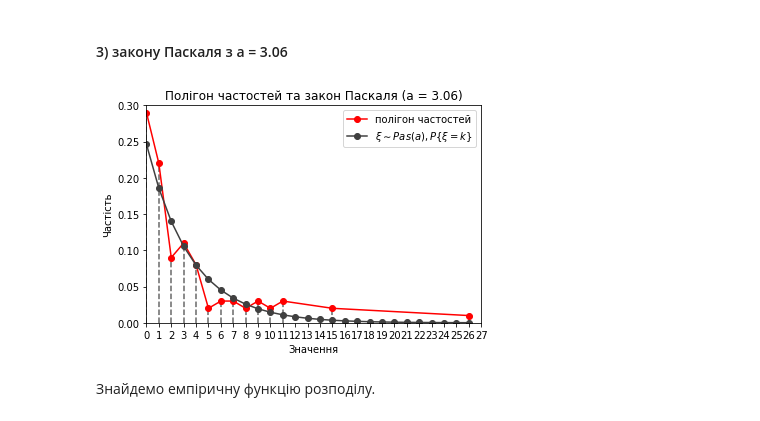
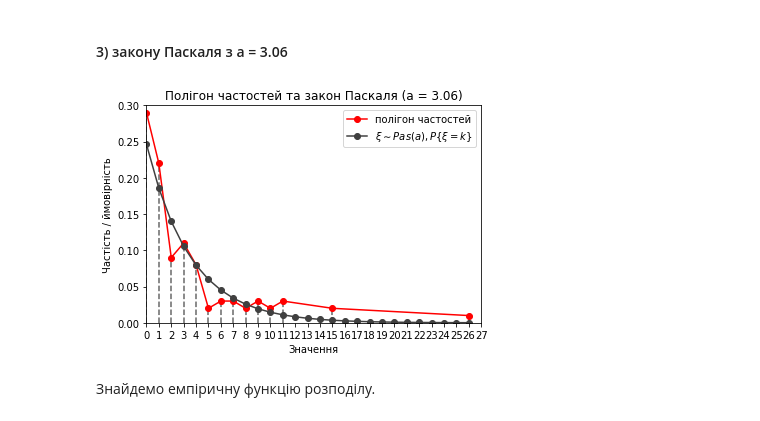
Before and after one commit to nikiandr/mathstatcourse, a Jupyter notebook: code.ipynb, the cells around one changed output. Cells and saved outputs as stored; diff of their text form; code cells hidden in the pictures.

```diff
--- a/teorver.ipynb
+++ b/code.ipynb
@@ -102,18 +102,18 @@ plt.show()
 # %%
 plt.plot(list(amm.keys()), list(amm.values()), '-o', color = 'r', label = 'полігон частостей')
 plt.title('Полігон частостей та закон Паскаля (a = 3.06)')
-plt.ylabel('Частість')
+plt.ylabel('Частість / ймовірність')
 plt.xlabel('Значення')
 plt.axis([0, 26, 0.00, 0.30])
 plt.xticks([i for i in range(0, 28)])
 for i in amm.keys():
     plt.vlines(x = i, ymin = 0.00, ymax = amm[i], linestyles = 'dashed', color = '0.4')
 plt.plot([i for i in range(27)], [pascal_prob(i, 3.06) for i in range(27)], '-o', color = '0.25', label = r'$\xi \sim Pas(a), P\left\{\xi = k\right\}$')
 plt.legend()
 plt.savefig('pictures/hypotesis1.png', dpi = 300)
 plt.show()
 # %% [output]
-[figure, old version]
+[figure, new version]
 # %% [markdown]
 Знайдемо емпіричну функцію розподілу.
 # %%
```
Also changed, not shown: parts of 3 cells of this notebook, 6 other files.
